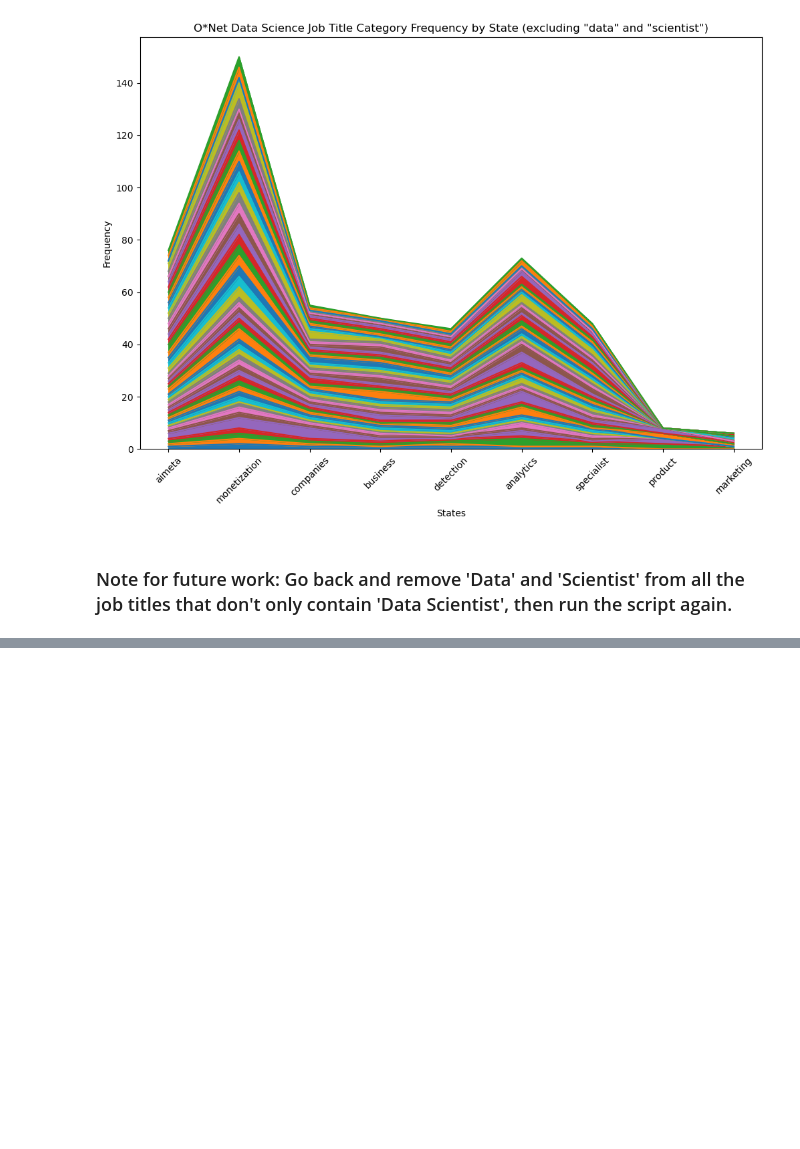
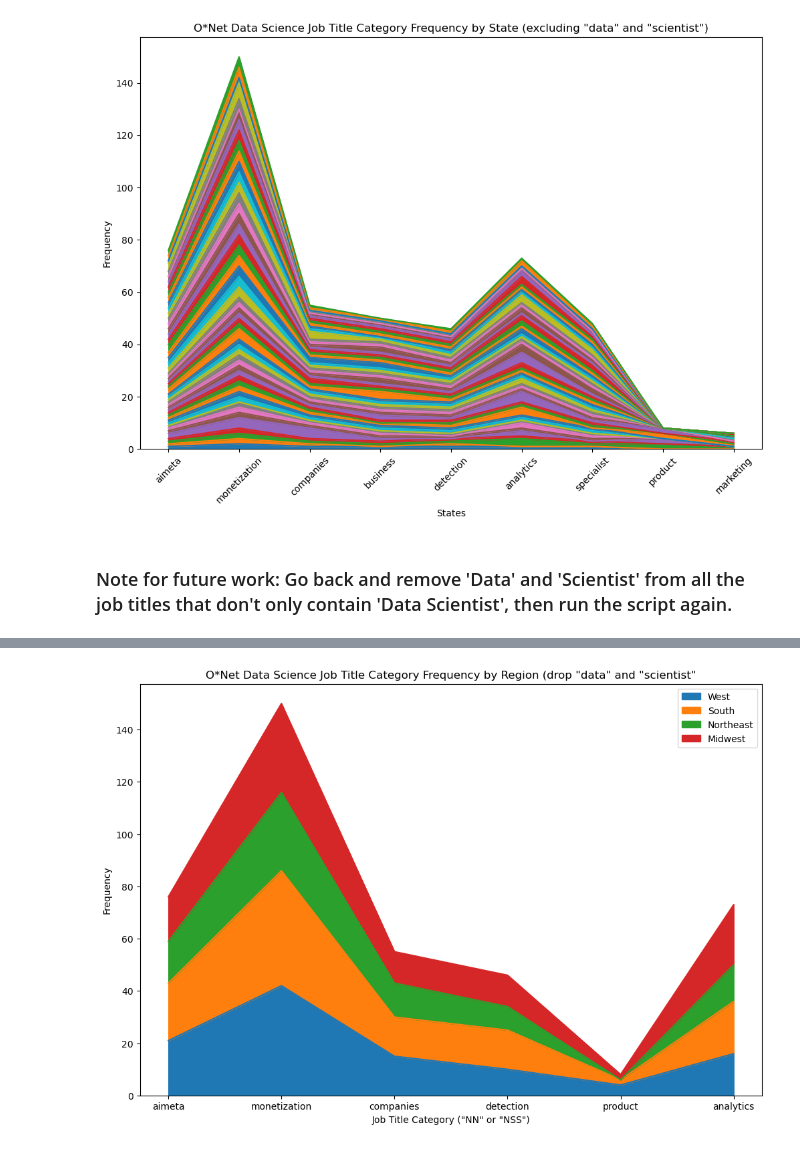
Before and after one commit to ethanwright96/data-science-jobscape, a Jupyter notebook: country-wide-ds-jobscape.ipynb, the cells around one changed output, grey strips where cells are left out. Drawn from its saved outputs; the diff is of its cells as text; code cells hidden in the pictures; blank space fills up the shorter version.

```diff
--- a/country-wide-ds-jobscape.ipynb
+++ b/country-wide-ds-jobscape.ipynb
@@ -346,0 +497,3 @@ plt.show()
+# %%
+region_drop_ds = df_region_freq_dist.iloc[2:8,0:4]
+region_drop_ds
@@ -346,0 +508,13 @@ plt.show()
+# %%
+# Stacked Area Plot
+region_drop_ds.plot(kind='area', stacked=True, legend=True, figsize=[12,8])
+plt.xlabel('Job Title Category ("NN" or "NSS")')
+plt.ylabel('Frequency')
+plt.title('O*Net Data Science Job Title Category Frequency by Region (drop "data" and "scientist"')
+
+# Rotate x-axis tick labels by 45 degrees
+#plt.xticks(rotation=45)
+plt.savefig('Figures/regional_filtered_ds_job_title_category_area_plot.png')
+plt.show()
+# %% [output]
+[figure, added]
```
Also changed, not shown: parts of 23 cells of this notebook, 18 other files.
